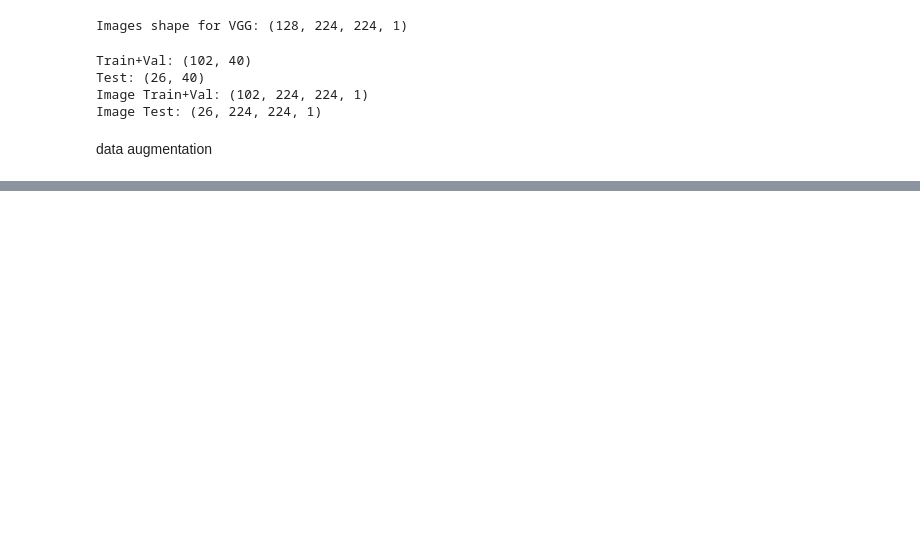
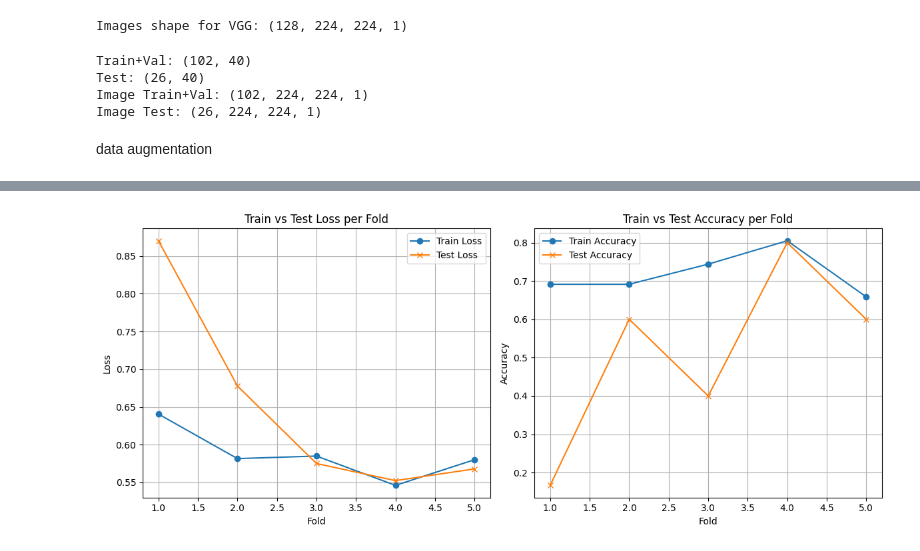
Before and after one commit to wesalmagdi/Ultrasound-Based-Classification-of-Uterine-Abnormalities, a Jupyter notebook: vgg16.ipynb, the cells around one changed output, grey strips where cells are left out. Cells and saved outputs as stored; diff of their text form; code cells hidden in the pictures; blank space fills up the shorter version.

Commit message:
took the best results from branch vgg16 and tried to improve as much

```diff
--- a/vgg16.ipynb
+++ b/vgg16.ipynb
@@ -632,0 +663,34 @@ print(test_results)
+# %%
+train_loss = [h["loss"][-1] for h in history_per_fold]
+train_acc  = [h["accuracy"][-1] for h in history_per_fold]
+
+test_loss = [f["loss"] for f in test_fold_results]
+test_acc  = [f["accuracy"] for f in test_fold_results]
+
+
+folds = range(1, k + 1)
+
+plt.figure(figsize=(12, 5))
+
+plt.subplot(1, 2, 1)
+plt.plot(folds, train_loss, marker='o', label="Train Loss")
+plt.plot(folds, test_loss, marker='x', label="Test Loss")
+plt.xlabel("Fold")
+plt.ylabel("Loss")
+plt.title("Train vs Test Loss per Fold")
+plt.legend()
+plt.grid(True)
+
+plt.subplot(1, 2, 2)
+plt.plot(folds, train_acc, marker='o', label="Train Accuracy")
+plt.plot(folds, test_acc, marker='x', label="Test Accuracy")
+plt.xlabel("Fold")
+plt.ylabel("Accuracy")
+plt.title("Train vs Test Accuracy per Fold")
+plt.legend()
+plt.grid(True)
+
+plt.tight_layout()
+plt.show()
+# %% [output]
+[figure, added]
```
Also changed, not shown: parts of 6 cells of this notebook, 8 other files.
